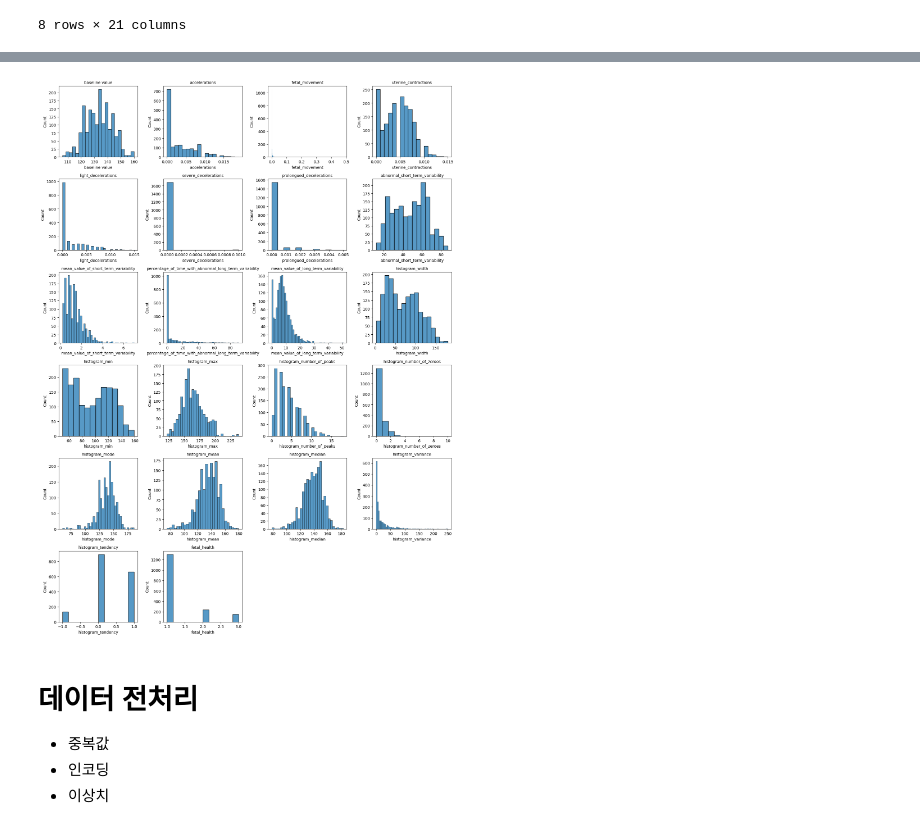
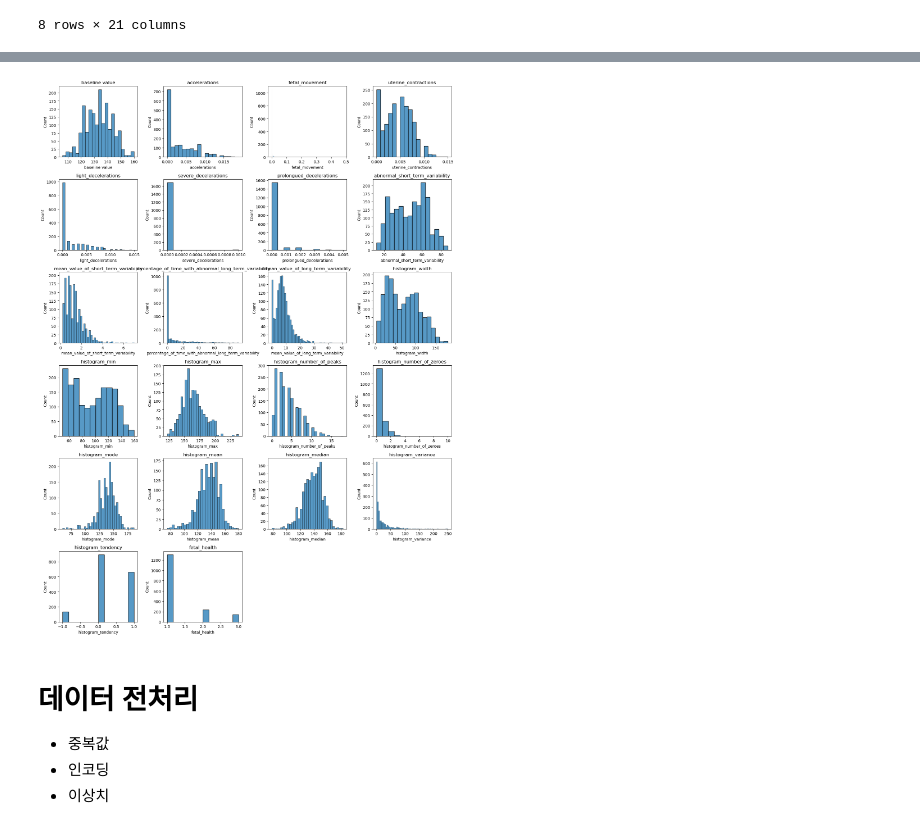
Before and after one commit to konkuk-kuggle/9th_KUGGLE_Seminar, a Jupyter notebook: [KUGGLE]_회귀_6주차 과제.ipynb, the cells around one changed output, grey strips where cells are left out. Saved outputs shown, nothing was run; the diff lists cells and outputs as text; code cells hidden in the pictures.

```diff
--- a/[KUGGLE]_회귀_6주차 과제.ipynb
+++ b/[KUGGLE]_회귀_6주차 과제.ipynb
@@ -97,7 +117,8 @@ axes = axes.flatten()
 
 # boxplot을 그리세요
 for i, column in enumerate(train.columns):
-    # for 문 활용
+    axes[i].boxplot(train[column])
+    axes[i].set_title(column)
 
 for i in range(len(train.columns),len(axes)):
   fig.delaxes(axes[i])
@@ -112,7 +133,8 @@ axes = axes.flatten()
 
 # kde plot을 그리세요
 for i, column in enumerate(train.columns):
-    # for 문 활용
+    sns.kdeplot(train[column], ax=axes[i])
+    axes[i].set_title(column)
 
 for i in range(len(train.columns),len(axes)):
   fig.delaxes(axes[i])
@@ -124,18 +146,19 @@ plt.show()
 # %%
 fig,axes = plt.subplots(6,4, figsize=(15,20))
 axes = axes.flatten()
 
 # hist plot을 그리세요
 for i, column in enumerate(train.columns):
-    # for 문 활용
+    sns.histplot(train[column],ax=axes[i])
+    axes[i].set_title(column)
 
 for i in range(len(train.columns),len(axes)):
   fig.delaxes(axes[i])
 
 plt.tight_layout()
 plt.show()
 # %% [output]
-[figure, old version]
+[figure, new version]
 # %% [markdown]
 # 데이터 전처리
 - 중복값
```
Also changed, not shown: parts of 22 cells of this notebook.
